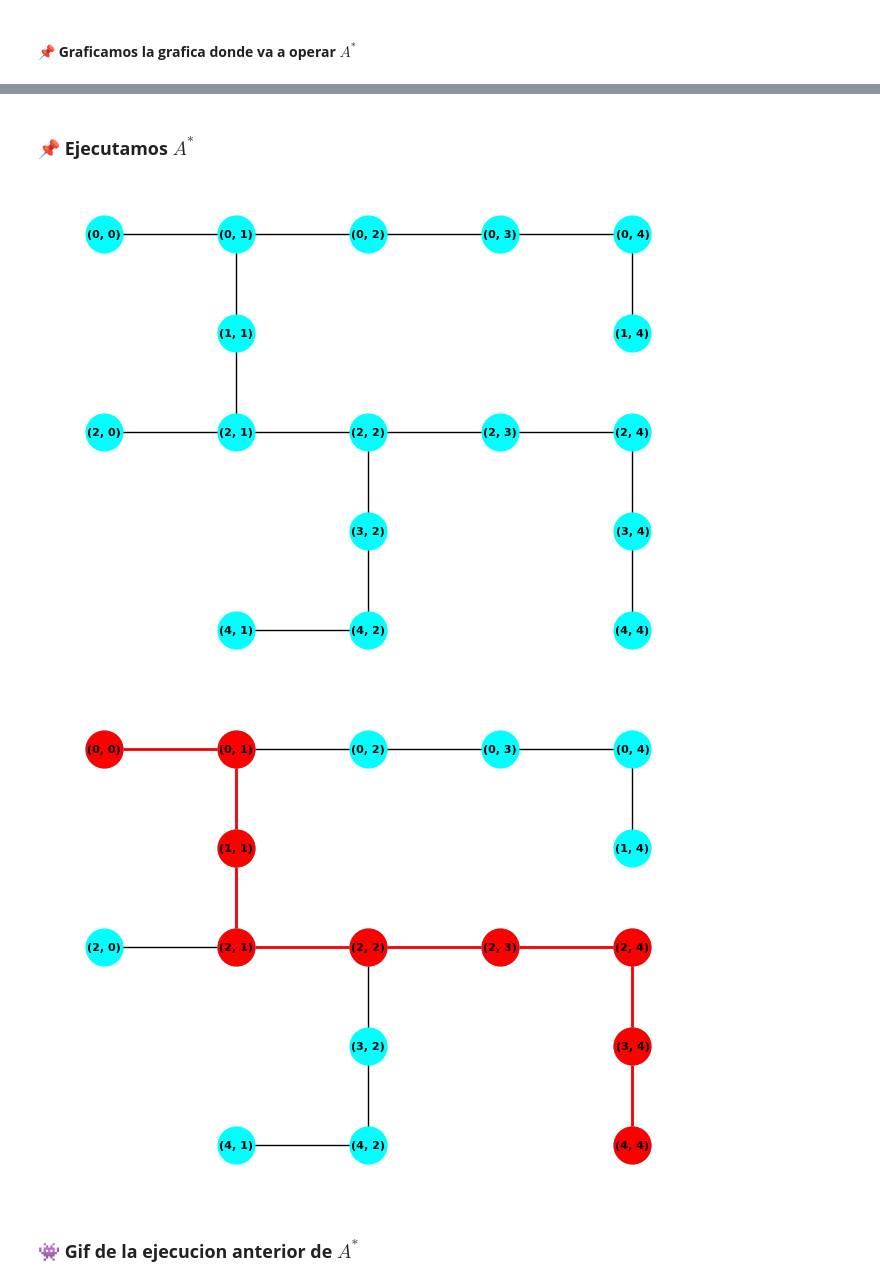
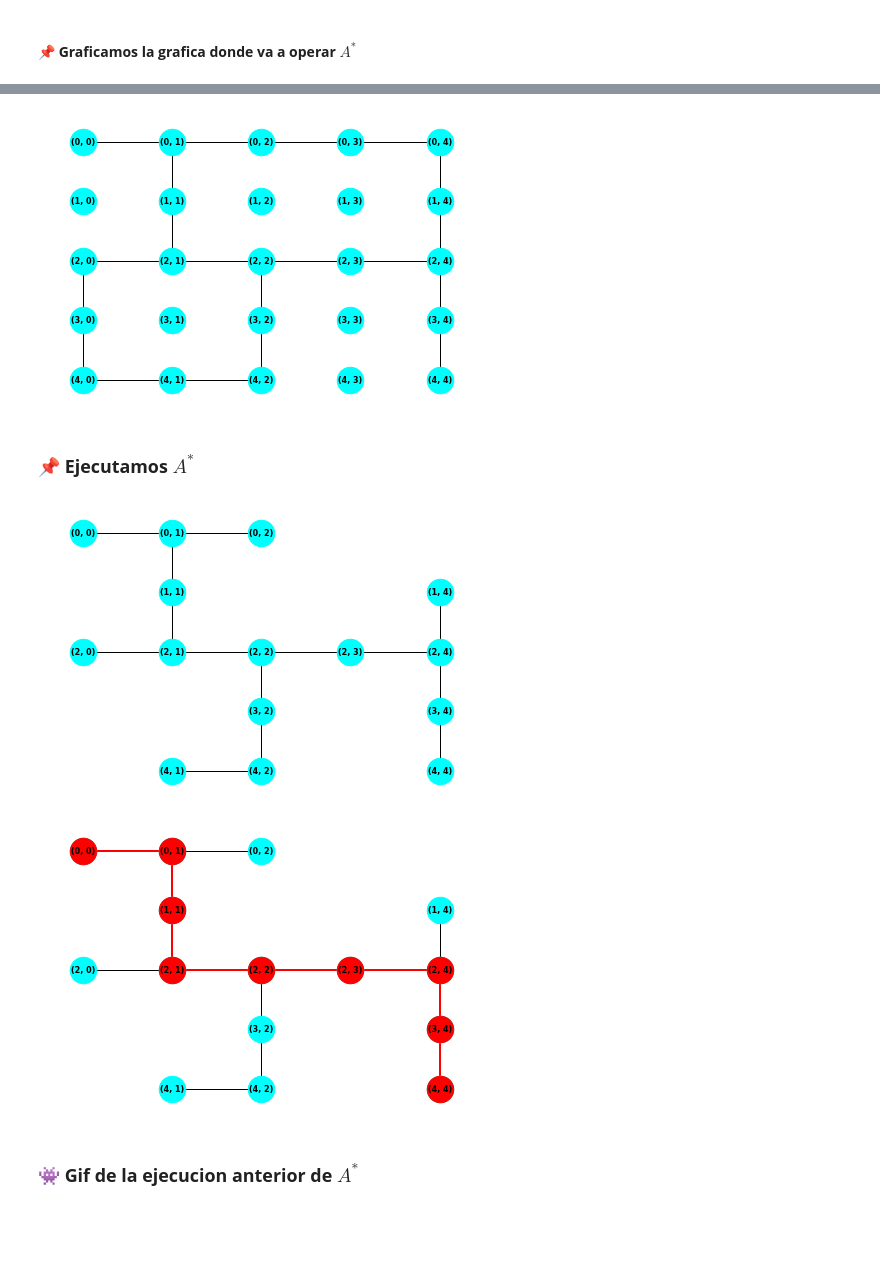
Before and after one commit to CarlosCastanon2099/Inteligencia-Artificial, a Jupyter notebook: Practicas/Practica-04/practica04.ipynb, the cells around one changed output, grey strips where cells are left out. Saved outputs shown, nothing was run; the diff lists cells and outputs as text; code cells hidden in the pictures; blank space fills up the shorter version.

Commit message:
Optimización del algoritmo y agregado caso donde no encuentra salida

```diff
--- a/Practicas/Practica-04/practica04.ipynb
+++ b/Practicas/Practica-04/practica04.ipynb
@@ -248,7 +240,6 @@ def laPoderosa_A(laberinto, agente):
     inicio = (laposicionxAGENTE, laposicionyAGENTE)
 
     # Vertice Final (S)
-    fin = doxeaLaS(laberinto)
 
     filas = len(laberinto)
     columnas = len(laberinto[0])
@@ -313,6 +304,9 @@ def laPoderosa_A(laberinto, agente):
     # Definimos la distancia Manhattan
     costo_total[inicio] = abs(fin[0] - inicio[0]) + abs(fin[1] - inicio[1])
 
+    # Definimos el nodo en el que estamos evaluando actualmente
+    nodo_actual = por_visitar[0]
+
     # Mientras la lista de nodos por visitar no este vacia
     while por_visitar:
         # Seleccionamos el nodo con el menor costo total
@@ -344,19 +338,23 @@ def laPoderosa_A(laberinto, agente):
                 # Actualizamos el costo total del vecino
                 costo_total[vecino] = nuevo_costo_acumulado + abs(fin[0] - vecino[0]) + abs(fin[1] - vecino[1])
 
-                # Agregamos el vecino a la lista de nodos por visitar
-                por_visitar.append(vecino)
+                # Agregamos el vecino a la lista de nodos por visitar en orden para tomar primero el vertice mas cercano a
+                # el vertice final
+                for i in range(len(por_visitar)):
+                    # Revisamos su distancia de manhattan hasta el punto final y lo agregamos en orden
+                    if abs(fin[0] - por_visitar[i][0]) + abs(fin[1] - por_visitar[i][1]) > abs(fin[0] - vecino[0]) + abs(fin[1] - vecino[1]):
+                        por_visitar.insert(i, vecino)
+                        break
+
+                # Si no encontramos donde insertar el vertice vecino, entonces lo metemos al final
+                # porque la distancia de manhattan es mayor en todos los otros vertices
+                if vecino not in por_visitar:
+                    por_visitar.append(vecino)
 
                 # Actualizamos el nodo padre del vecino
                 camino[vecino] = nodo_actual
 
-    # primera propuesta
-    #else:
 
-     #   print("No se pudo encontrar algunasolucion")
-
-
-    ###################################################################################
 
 
 
@@ -367,12 +365,16 @@ def laPoderosa_A(laberinto, agente):
         if padre is not None:
             G_aEstrella.add_edge(nodo, padre)
 
+    if nodo_actual != fin:
+        print("No se encontró solución para el laberinto")
 
     # Dibujamos la grafica resultante de A*
     pos = {(fila, columna): (columna, -fila) for fila in range(filas) for columna in range(columnas)}
     # node_shapes = ["E" if nodo == inicioVertice else "S" if nodo == finVertice else "0" for nodo in G_aEstrella.nodes()]
     nx.draw(G_aEstrella, pos, with_labels=True, node_size=700, node_color='cyan', font_size=8, font_weight='bold') # node_shape=node_shapes
     plt.show()
+
+    if nodo_actual != fin: return
 
     # Dibujamos el camino de la solución
     pos = {(fila, columna): (columna, -fila) for fila in range(filas) for columna in range(columnas)}
@@ -428,10 +426,14 @@ graficaLaberintoA = dibujar_grafo_laberinto(laberintoA_Estrella)
+# %%
+dibujar_grafo_laberinto(laberintoA_Estrella)
+# %% [output]
+[figure, added]
 # %% [markdown]
 ### 📌 **Ejecutamos $A^{*}$**
 # %%
-ejecucionLaberintoA = laPoderosa_A(laberintoA_Estrella, agenteP)
+laPoderosa_A(laberintoA_Estrella, agenteP)
 # %% [output]
-[figure, old version]
+[figure, new version]
-[figure, old version]
+[figure, new version]
 # %% [markdown]
 ### 👾 **Gif de la ejecucion anterior de $A^{*}$**
 # %%
```
Also changed, not shown: parts of 8 cells of this notebook.
